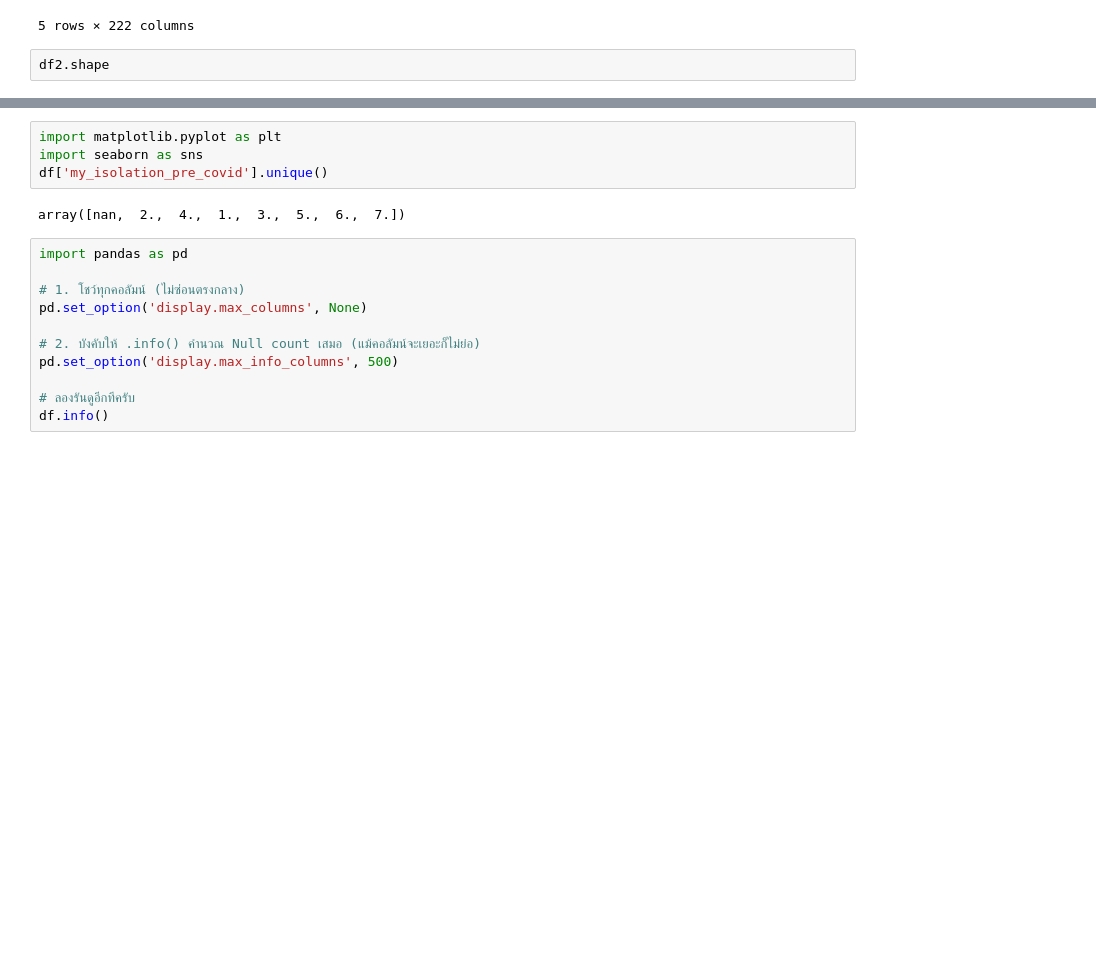
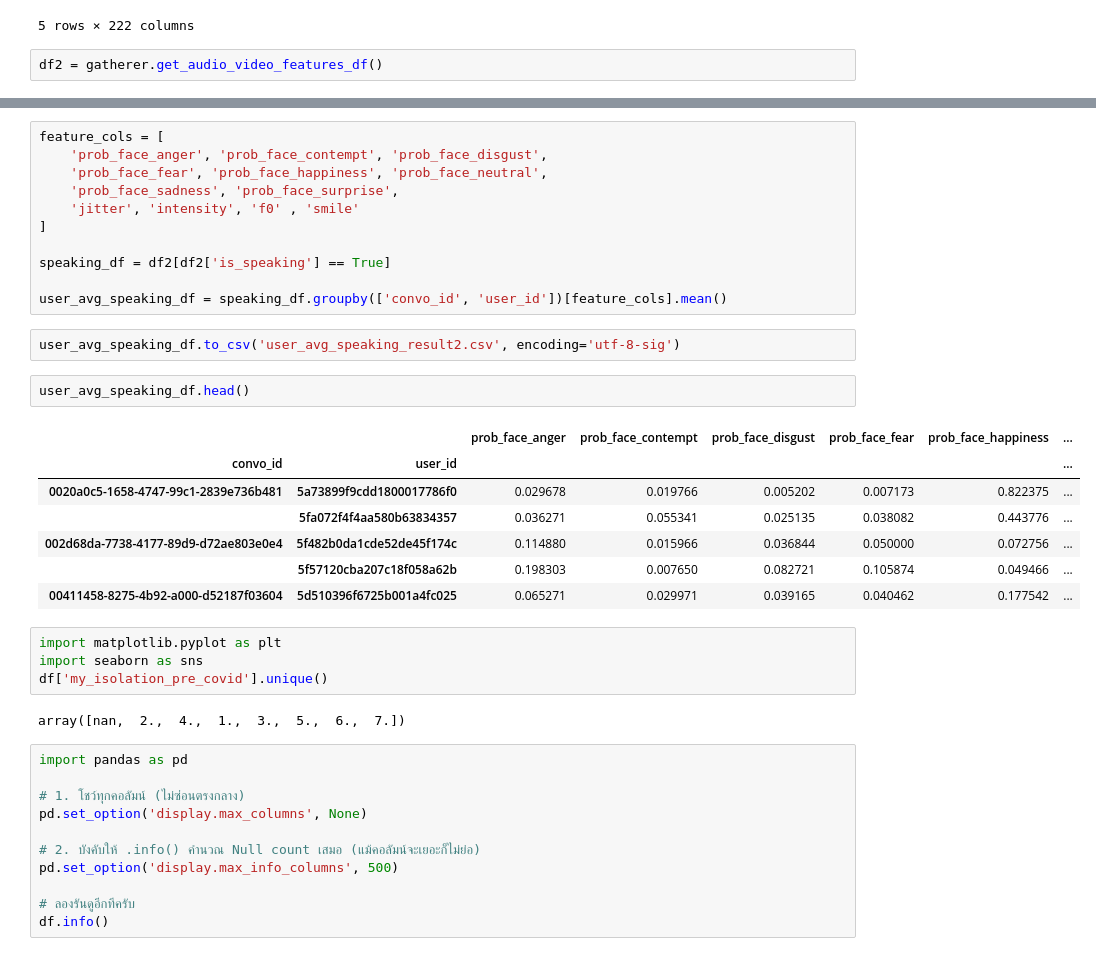
Before and after one commit to kup-kup/candor-corpus-visualization, a Jupyter notebook: main.ipynb, the cells around one changed output, grey strips where cells are left out. Drawn from its saved outputs; the diff is of its cells as text; blank space fills up the shorter version.

```diff
--- a/main.ipynb
+++ b/main.ipynb
@@ -13,4 +13,4 @@ df.head()
 | 4 | 5d510396f6725b001a4fc025 | 5dd5bc3bd5cef8000b9861d5 | 00411458-8275-4b92-a000-d52187f03604 | 2020-01-09 | 3215 | 6.0 | 6.0 | 4.0 | ... |
 5 rows × 222 columns
 # %%
-df2.shape
+df2 = gatherer.get_audio_video_features_df()
@@ -19,3 +113,26 @@ df2.shape
+# %%
+feature_cols = [
+    'prob_face_anger', 'prob_face_contempt', 'prob_face_disgust',
+    'prob_face_fear', 'prob_face_happiness', 'prob_face_neutral',
+    'prob_face_sadness', 'prob_face_surprise',
+    'jitter', 'intensity', 'f0' , 'smile'
+]
+
+speaking_df = df2[df2['is_speaking'] == True]
+
+user_avg_speaking_df = speaking_df.groupby(['convo_id', 'user_id'])[feature_cols].mean()
+# %%
+user_avg_speaking_df.to_csv('user_avg_speaking_result2.csv', encoding='utf-8-sig')
+# %%
+user_avg_speaking_df.head()
+# %% [output]
+|  |  | prob_face_anger | prob_face_contempt | prob_face_disgust | prob_face_fear | prob_face_happiness | ... |
+| convo_id | user_id |  |  |  |  |  | ... |
+| 0020a0c5-1658-4747-99c1-2839e736b481 | 5a73899f9cdd1800017786f0 | 0.029678 | 0.019766 | 0.005202 | 0.007173 | 0.822375 | ... |
+|  | 5fa072f4f4aa580b63834357 | 0.036271 | 0.055341 | 0.025135 | 0.038082 | 0.443776 | ... |
+| 002d68da-7738-4177-89d9-d72ae803e0e4 | 5f482b0da1cde52de45f174c | 0.114880 | 0.015966 | 0.036844 | 0.050000 | 0.072756 | ... |
+|  | 5f57120cba207c18f058a62b | 0.198303 | 0.007650 | 0.082721 | 0.105874 | 0.049466 | ... |
+| 00411458-8275-4b92-a000-d52187f03604 | 5d510396f6725b001a4fc025 | 0.065271 | 0.029971 | 0.039165 | 0.040462 | 0.177542 | ... |
 # %%
 import matplotlib.pyplot as plt
 import seaborn as sns
```
Also changed, not shown: parts of 32 cells of this notebook, 3 other files.
